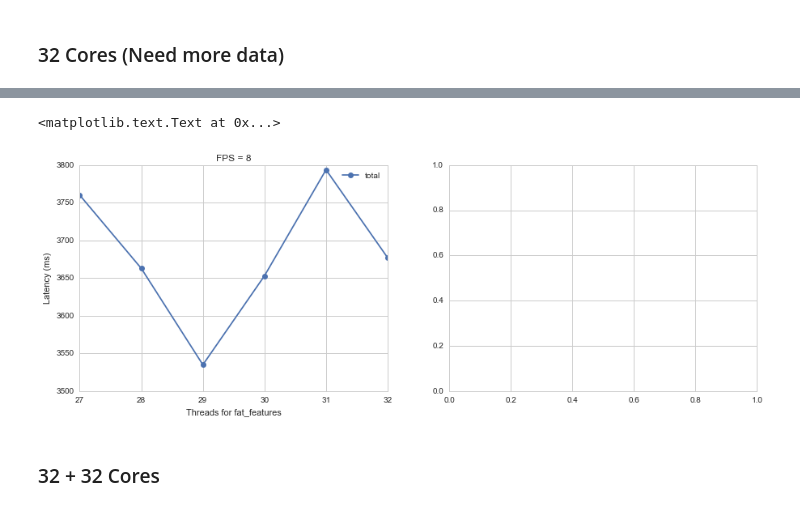
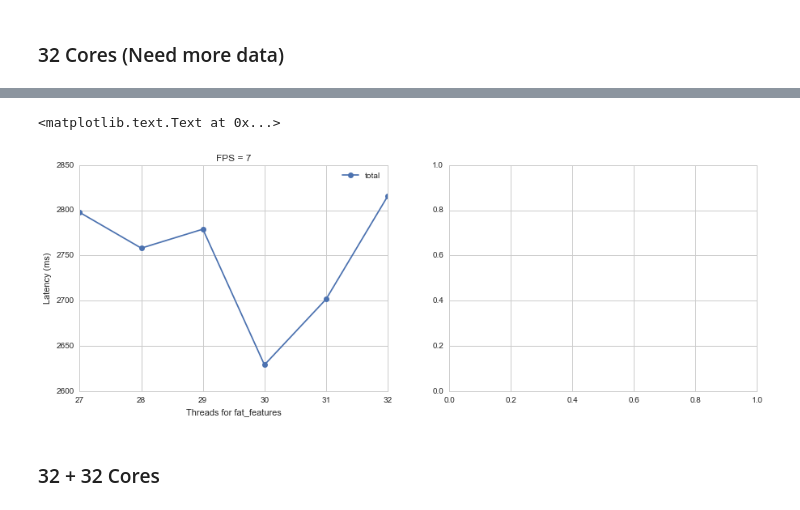
Before and after one commit to Aetf/remotelog, a Jupyter notebook: Exp-Res.ipynb, the cells around one changed output, grey strips where cells are left out. Saved outputs shown, nothing was run; the diff lists cells and outputs as text; code cells hidden in the pictures.

```diff
--- a/Exp-Res.ipynb
+++ b/Exp-Res.ipynb
@@ -278,10 +325,10 @@ mul16fat.exps[2].seq_latency()
 # %%
 %%capture
 ilb.reload(ana)
-mul32fps = ana.cross_res(*(['2016-5-24/{}'.format(i) for i in range(1,7)]))
-#mul32fat = ana.cross_res(*(['2016-5-23/{}'.format(i) for i in [30, 36, 42, 48]]))
+mul32fps = ana.cross_res(*(['2016-6-08/{}'.format(i) for i in range(7,13)]))
+#mul32fat = ana.cross_res(*(['2016-6-08/{}'.format(i) for i in [30, 36, 42, 48]]))
 # %%
 fig, axs = plt.subplots(ncols=2, figsize=(15,5))
-mul32fps.latency(ax=axs[0])[0].set_title('FPS = 8')
+mul32fps.latency(ax=axs[0])[0].set_title('FPS = 7')
 #mul16fat.latency(x=('FPS', lambda exp: exp.params['fps']), ax=axs[1])[0].set_title('fat = 32')
 # %% [output]
@@ -290,5 +338,5 @@ WARNING: <exp 2016-5-24/3 nodes:1, FPS:8, topo: 1+29+1>: possibly bad data, late
 <matplotlib.text.Text at 0x...>
-[figure, old version]
+[figure, new version]
 # %% [markdown]
 ### 32 + 32 Cores
 # %% [markdown]
```
Also changed, not shown: parts of 26 cells of this notebook.
